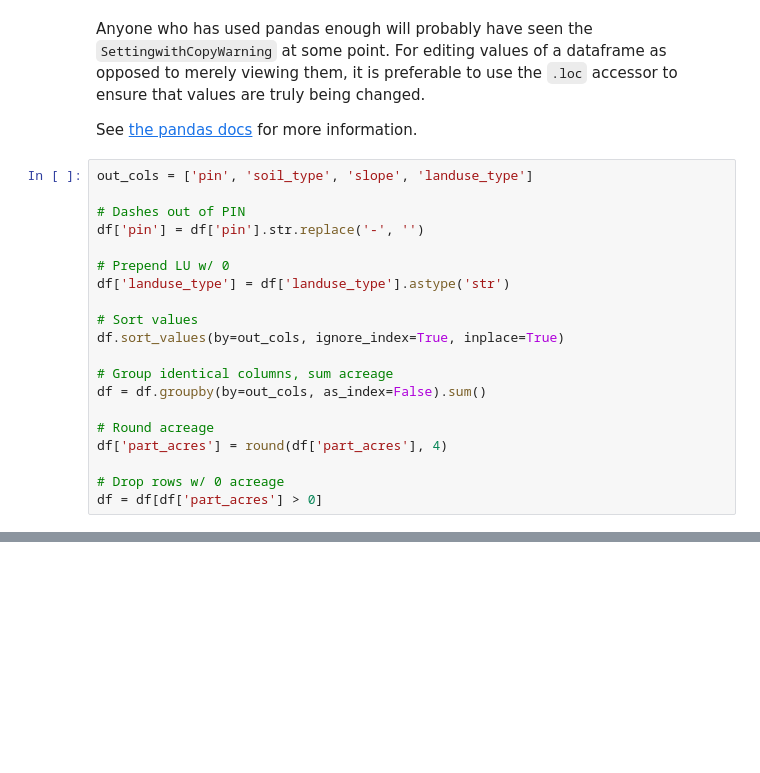
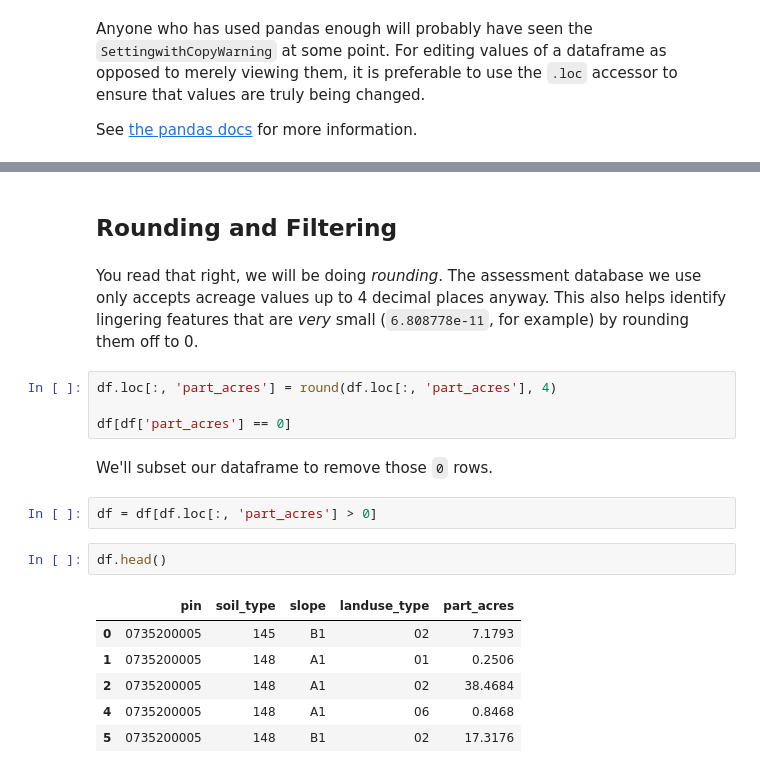
Before and after one commit to kcgis/farm-cards, a Jupyter notebook: farm-cards.ipynb, the cells around one changed output, grey strips where cells are left out. Cells and saved outputs as stored; diff of their text form; blank space fills up the shorter version.

```diff
--- a/farm-cards.ipynb
+++ b/farm-cards.ipynb
@@ -413,23 +413,3 @@ Perfect! We're nearly there!
 Anyone who has used pandas enough will probably have seen the `SettingwithCopyWarning` at some point. For editing values of a dataframe as opposed to merely viewing them, it is preferable to use the `.loc` accessor to ensure that values are truly being changed.
 
 See [the pandas docs](https://pandas.pydata.org/pandas-docs/stable/user_guide/indexing.html#indexing-view-versus-copy) for more information.
-# %%
-out_cols = ['pin', 'soil_type', 'slope', 'landuse_type']
-
-# Dashes out of PIN
-df['pin'] = df['pin'].str.replace('-', '')
-
-# Prepend LU w/ 0
-df['landuse_type'] = df['landuse_type'].astype('str')
-
-# Sort values
-df.sort_values(by=out_cols, ignore_index=True, inplace=True)
-
-# Group identical columns, sum acreage
-df = df.groupby(by=out_cols, as_index=False).sum()
-
-# Round acreage
-df['part_acres'] = round(df['part_acres'], 4)
-
-# Drop rows w/ 0 acreage
-df = df[df['part_acres'] > 0]
@@ -435,0 +433,21 @@ df = df[df['part_acres'] > 0]
+# %% [markdown]
+## Rounding and Filtering
+# %% [markdown]
+You read that right, we will be doing *rounding*. The assessment database we use only accepts acreage values up to 4 decimal places anyway. This also helps identify lingering features that are *very* small (`6.808778e-11`, for example) by rounding them off to 0.
+# %%
+df.loc[:, 'part_acres'] = round(df.loc[:, 'part_acres'], 4)
+
+df[df['part_acres'] == 0]
+# %% [markdown]
+We'll subset our dataframe to remove those `0` rows.
+# %%
+df = df[df.loc[:, 'part_acres'] > 0]
+# %%
+df.head()
+# %% [output]
+|  | pin | soil_type | slope | landuse_type | part_acres |
+| 0 | 0735200005 | 145 | B1 | 02 | 7.1793 |
+| 1 | 0735200005 | 148 | A1 | 01 | 0.2506 |
+| 2 | 0735200005 | 148 | A1 | 02 | 38.4684 |
+| 4 | 0735200005 | 148 | A1 | 06 | 0.8468 |
+| 5 | 0735200005 | 148 | B1 | 02 | 17.3176 |
```
Also changed, not shown: parts of 13 cells of this notebook.
